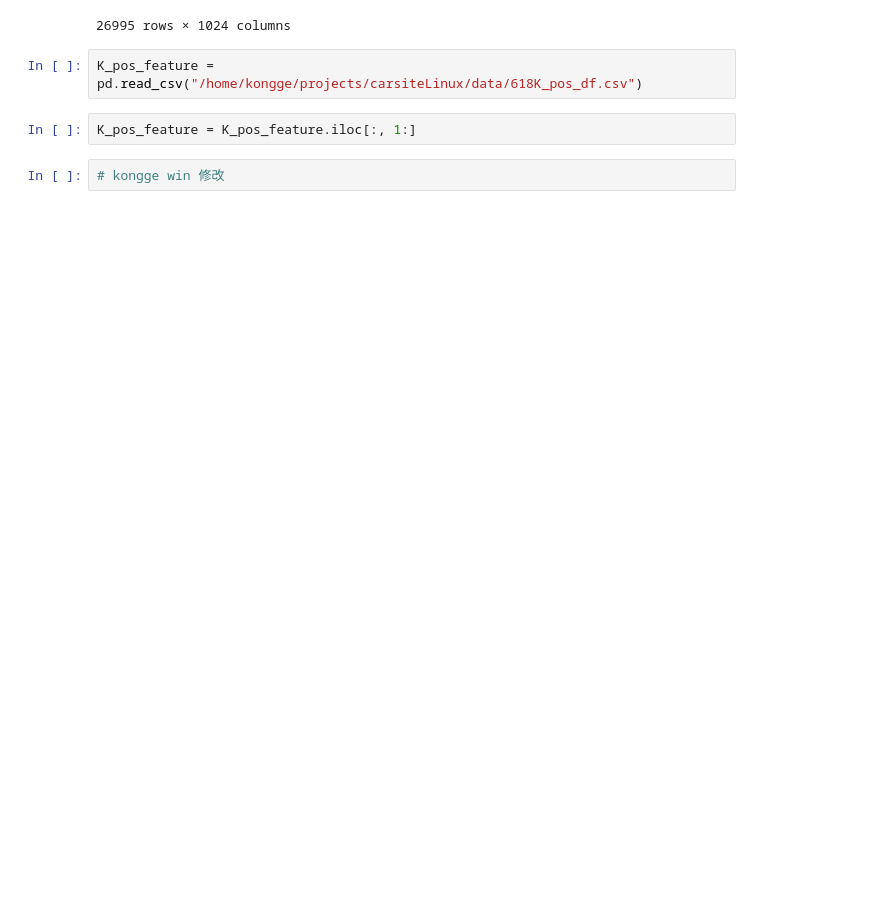
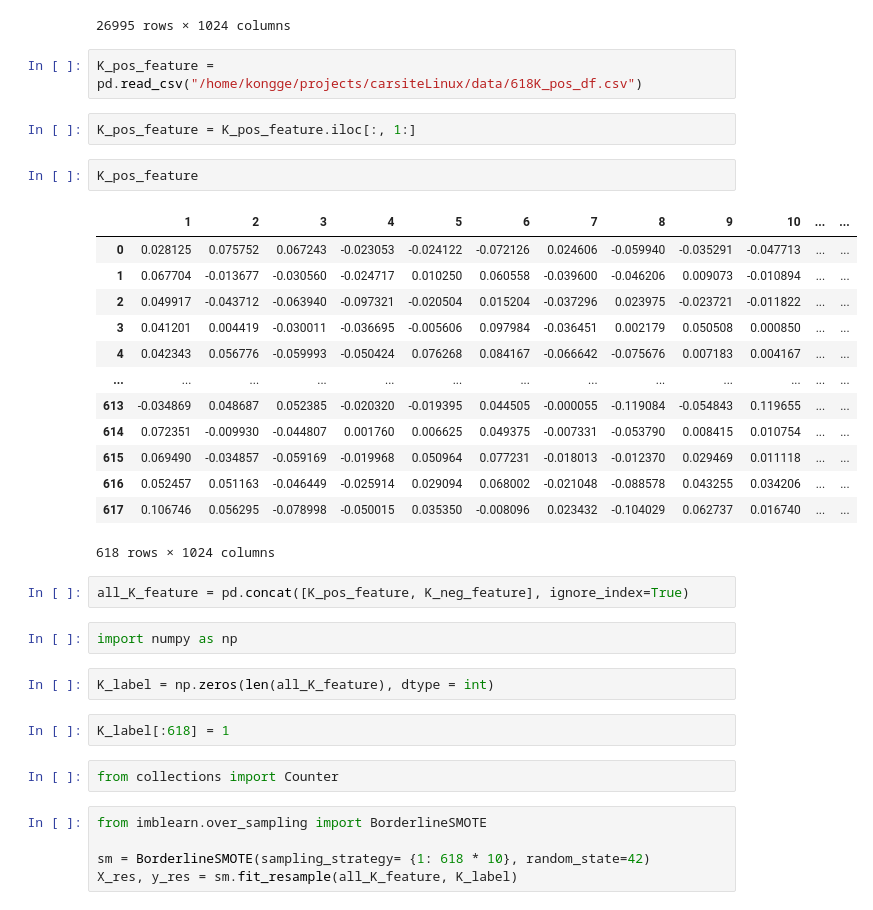
Before and after one commit to ggkong/CST5, a Jupyter notebook: onlySMOTE.ipynb, the cells around one changed output. Drawn from its saved outputs; the diff is of its cells as text; blank space fills up the shorter version.

```diff
--- a/onlySMOTE.ipynb
+++ b/onlySMOTE.ipynb
@@ -40,5 +40,34 @@ K_neg_feature
 K_pos_feature = pd.read_csv("/home/kongge/projects/carsiteLinux/data/618K_pos_df.csv")
 # %%
 K_pos_feature = K_pos_feature.iloc[:, 1:]
-# %%
-# kongge win 修改
+# %%
+K_pos_feature
+# %% [output]
+|  | 1 | 2 | 3 | 4 | 5 | 6 | 7 | 8 | 9 | 10 | ... | ... |
+| 0 | 0.028125 | 0.075752 | 0.067243 | -0.023053 | -0.024122 | -0.072126 | 0.024606 | -0.059940 | -0.035291 | -0.047713 | ... | ... |
+| 1 | 0.067704 | -0.013677 | -0.030560 | -0.024717 | 0.010250 | 0.060558 | -0.039600 | -0.046206 | 0.009073 | -0.010894 | ... | ... |
+| 2 | 0.049917 | -0.043712 | -0.063940 | -0.097321 | -0.020504 | 0.015204 | -0.037296 | 0.023975 | -0.023721 | -0.011822 | ... | ... |
+| 3 | 0.041201 | 0.004419 | -0.030011 | -0.036695 | -0.005606 | 0.097984 | -0.036451 | 0.002179 | 0.050508 | 0.000850 | ... | ... |
+| 4 | 0.042343 | 0.056776 | -0.059993 | -0.050424 | 0.076268 | 0.084167 | -0.066642 | -0.075676 | 0.007183 | 0.004167 | ... | ... |
+| ... | ... | ... | ... | ... | ... | ... | ... | ... | ... | ... | ... | ... |
+| 613 | -0.034869 | 0.048687 | 0.052385 | -0.020320 | -0.019395 | 0.044505 | -0.000055 | -0.119084 | -0.054843 | 0.119655 | ... | ... |
+| 614 | 0.072351 | -0.009930 | -0.044807 | 0.001760 | 0.006625 | 0.049375 | -0.007331 | -0.053790 | 0.008415 | 0.010754 | ... | ... |
+| 615 | 0.069490 | -0.034857 | -0.059169 | -0.019968 | 0.050964 | 0.077231 | -0.018013 | -0.012370 | 0.029469 | 0.011118 | ... | ... |
+| 616 | 0.052457 | 0.051163 | -0.046449 | -0.025914 | 0.029094 | 0.068002 | -0.021048 | -0.088578 | 0.043255 | 0.034206 | ... | ... |
+| 617 | 0.106746 | 0.056295 | -0.078998 | -0.050015 | 0.035350 | -0.008096 | 0.023432 | -0.104029 | 0.062737 | 0.016740 | ... | ... |
+618 rows × 1024 columns
+# %%
+all_K_feature = pd.concat([K_pos_feature, K_neg_feature], ignore_index=True)
+# %%
+import numpy as np
+# %%
+K_label = np.zeros(len(all_K_feature), dtype = int)
+# %%
+K_label[:618] = 1
+# %%
+from collections import Counter
+# %%
+from imblearn.over_sampling import BorderlineSMOTE
+
+sm = BorderlineSMOTE(sampling_strategy= {1: 618 * 10}, random_state=42)
+X_res, y_res = sm.fit_resample(all_K_feature, K_label)
```
Also changed, not shown: parts of 4 cells of this notebook, 4 other files.
